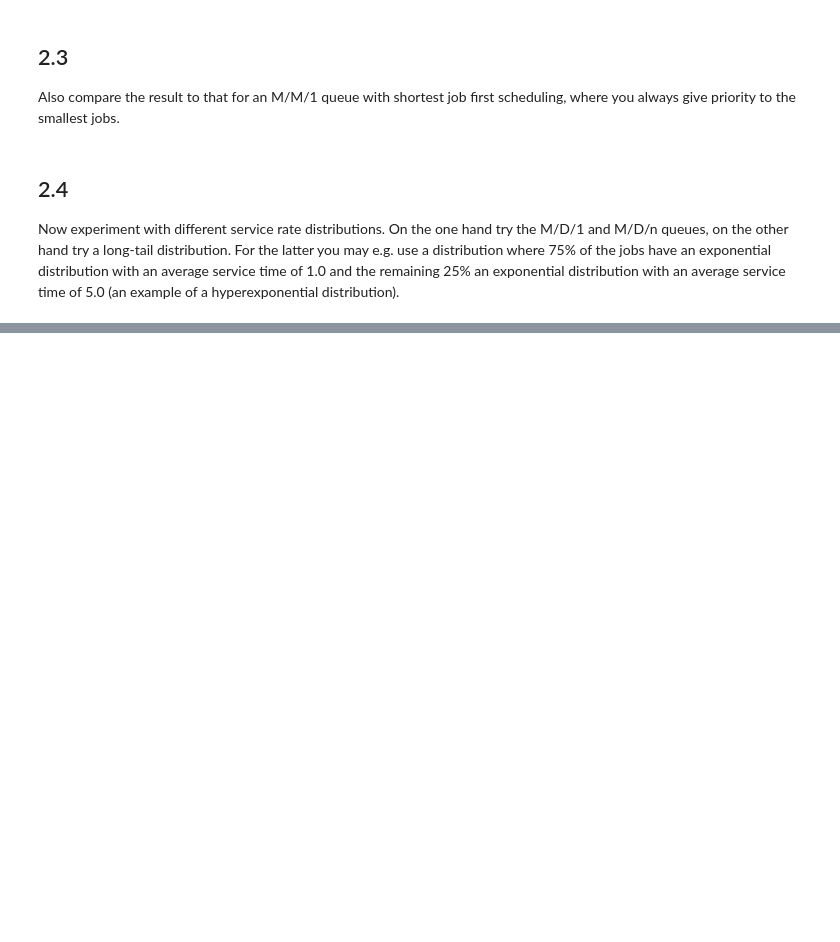
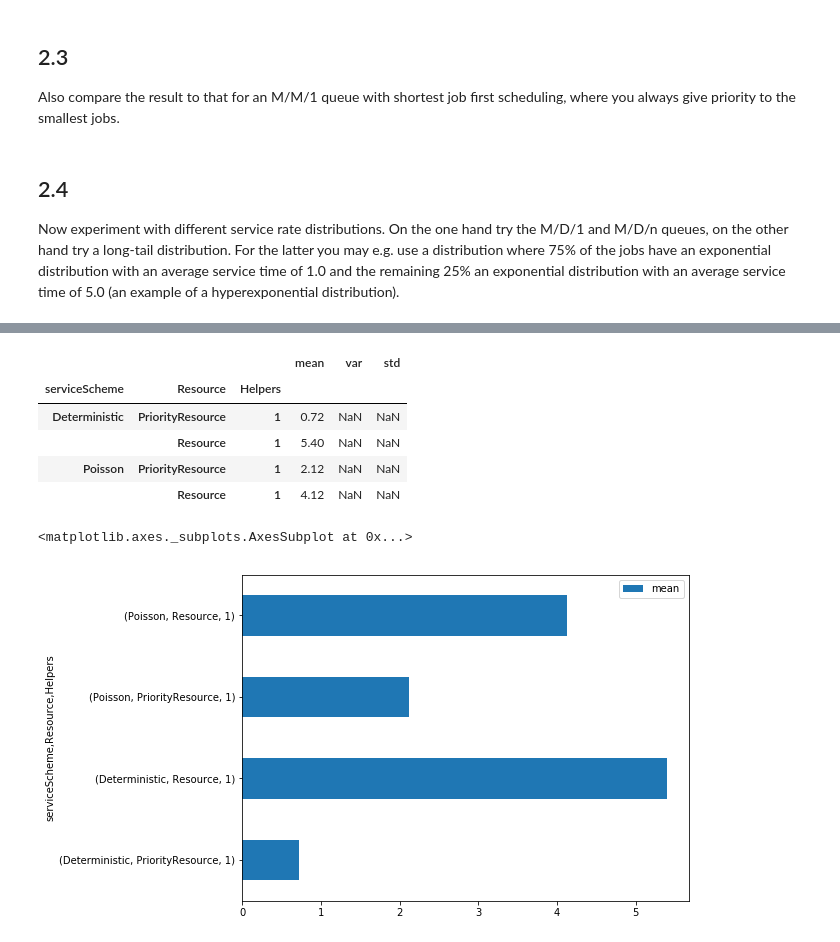
Before and after one commit to popoiopo/StochasticSim, a Jupyter notebook: Bas/opdr2/stochSimDES.ipynb, the cells around one changed output, grey strips where cells are left out. Cells and saved outputs as stored; diff of their text form; code cells hidden in the pictures; blank space fills up the shorter version.

```diff
--- a/Bas/opdr2/stochSimDES.ipynb
+++ b/Bas/opdr2/stochSimDES.ipynb
@@ -367,15 +379,24 @@ print(customerAll.shape)
 # %%
 %matplotlib inline
 grp = resourceStatsRun.groupby(["serviceScheme", "Resource", "Helpers"])
-display(HTML(grp.Rho.agg([np.mean, np.var, np.std]).to_html()))
+display(HTML(grp.Average.agg([np.mean, np.var, np.std]).to_html()))
 
 # grpDescr = grp.describe()
 # grpDescr
 # # display(HTML(grpDescr.ServeMean.to_html()))
 # # display(HTML(grpDescr.Average.to_html()))
 
 fig, ax = plt.subplots(figsize=(8,6))
-grp.Rho.agg([np.mean]).plot(kind='barh', ax=ax)
+grp.Average.agg([np.mean]).plot(kind='barh', ax=ax)
+# %% [output]
+|  |  |  | mean | var | std |
+| serviceScheme | Resource | Helpers |  |  |  |
+| Deterministic | PriorityResource | 1 | 0.72 | NaN | NaN |
+|  | Resource | 1 | 5.40 | NaN | NaN |
+| Poisson | PriorityResource | 1 | 2.12 | NaN | NaN |
+|  | Resource | 1 | 4.12 | NaN | NaN |
+<matplotlib.axes._subplots.AxesSubplot at 0x...>
+[figure, added]
 # %%
 display(HTML(grp.Average.agg([np.mean, np.var, np.std]).to_html()))
 # %%
```
Also changed, not shown: parts of 2 cells of this notebook, 3 other files.
